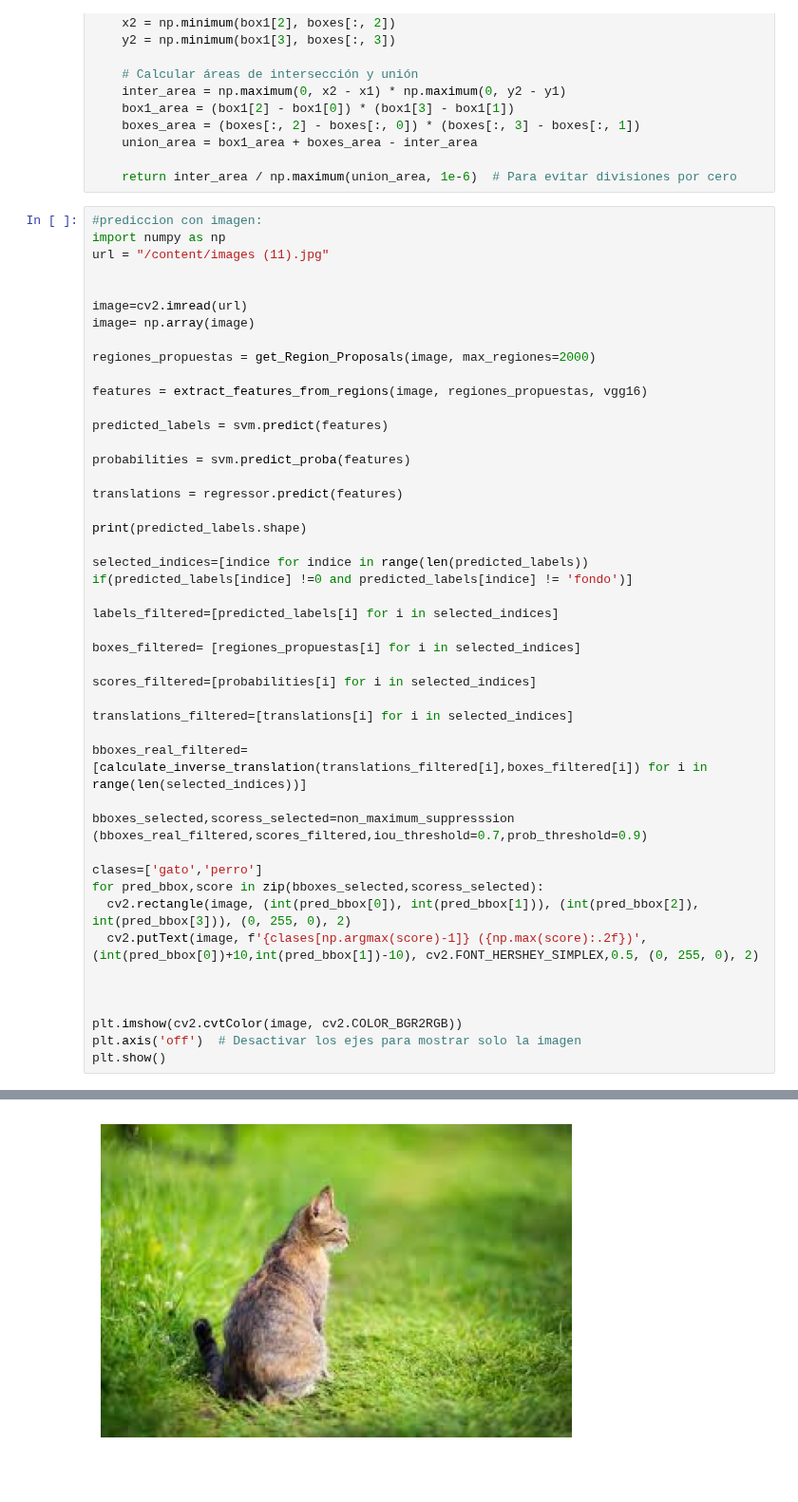
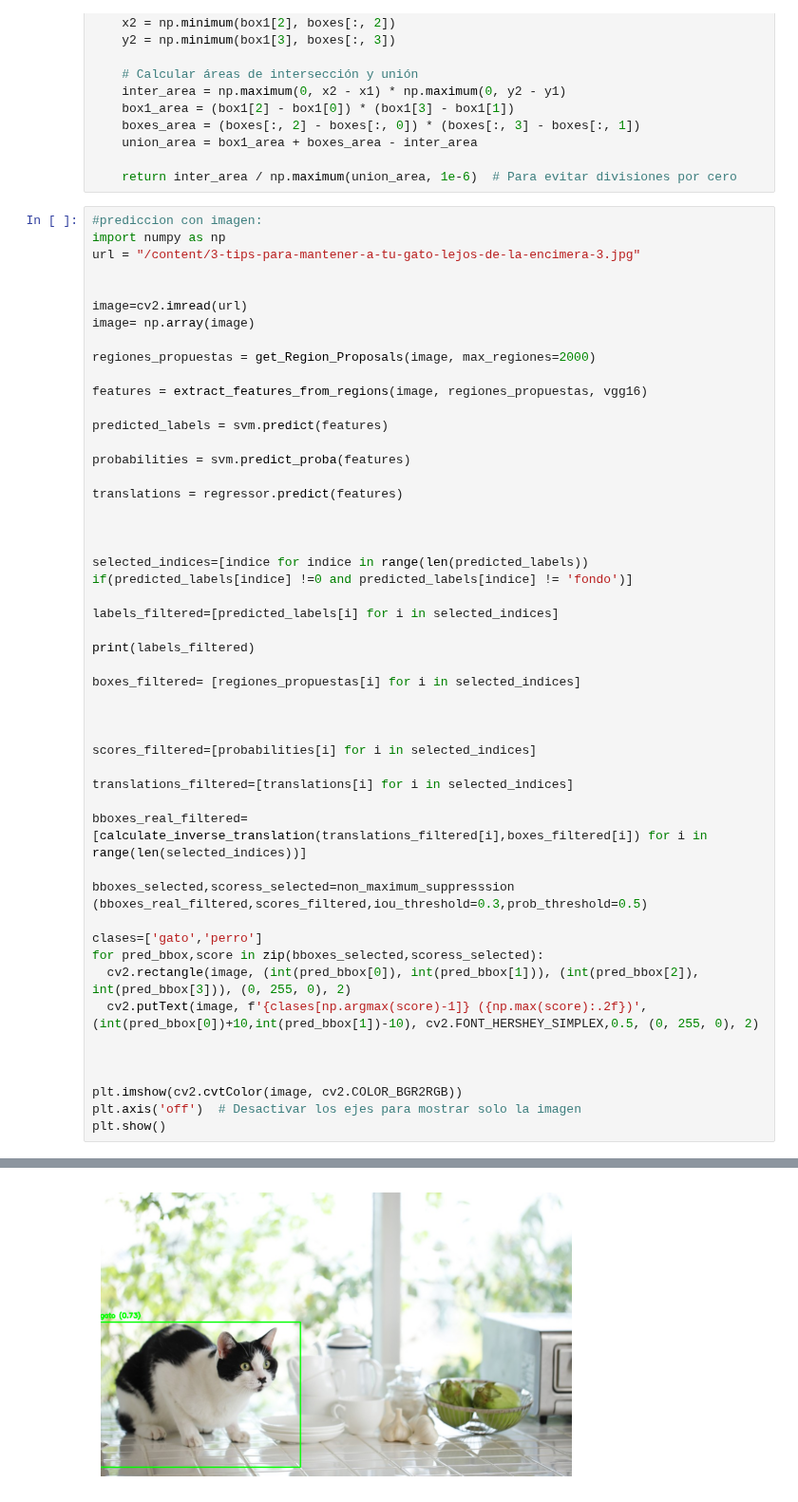
Before and after one commit to JuniorHZ19/CNN-PARA-DETECION-DE-OBJETOS, a Jupyter notebook: R-CNN v2.0.ipynb, the cells around one changed output, grey strips where cells are left out. Shown at 95% size. Cells and saved outputs as stored; diff of their text form; blank space fills up the shorter version.

```diff
--- a/R-CNN v2.0.ipynb
+++ b/R-CNN v2.0.ipynb
@@ -739,7 +739,7 @@ def compute_iou(box1, boxes):
 # %%
 #prediccion con imagen:
 import numpy as np
-url = "/content/images (11).jpg"
+url = "/content/3-tips-para-mantener-a-tu-gato-lejos-de-la-encimera-3.jpg"
 
 
 image=cv2.imread(url)
@@ -755,13 +755,17 @@ probabilities = svm.predict_proba(features)
 
 translations = regressor.predict(features)
 
-print(predicted_labels.shape)
+
 
 selected_indices=[indice for indice in range(len(predicted_labels)) if(predicted_labels[indice] !=0 and predicted_labels[indice] != 'fondo')]
 
 labels_filtered=[predicted_labels[i] for i in selected_indices]
 
+print(labels_filtered)
+
 boxes_filtered= [regiones_propuestas[i] for i in selected_indices]
+
+
 
 scores_filtered=[probabilities[i] for i in selected_indices]
 
@@ -769,7 +773,7 @@ translations_filtered=[translations[i] for i in selected_indices]
 
 bboxes_real_filtered=[calculate_inverse_translation(translations_filtered[i],boxes_filtered[i]) for i in range(len(selected_indices))]
 
-bboxes_selected,scoress_selected=non_maximum_suppresssion (bboxes_real_filtered,scores_filtered,iou_threshold=0.7,prob_threshold=0.9)
+bboxes_selected,scoress_selected=non_maximum_suppresssion (bboxes_real_filtered,scores_filtered,iou_threshold=0.3,prob_threshold=0.5)
 
 clases=['gato','perro']
 for pred_bbox,score in zip(bboxes_selected,scoress_selected):
@@ -786 +790 @@ plt.show()
-[figure, old version]
+[figure, new version]
```
Also changed, not shown: parts of 1 cell of this notebook.
